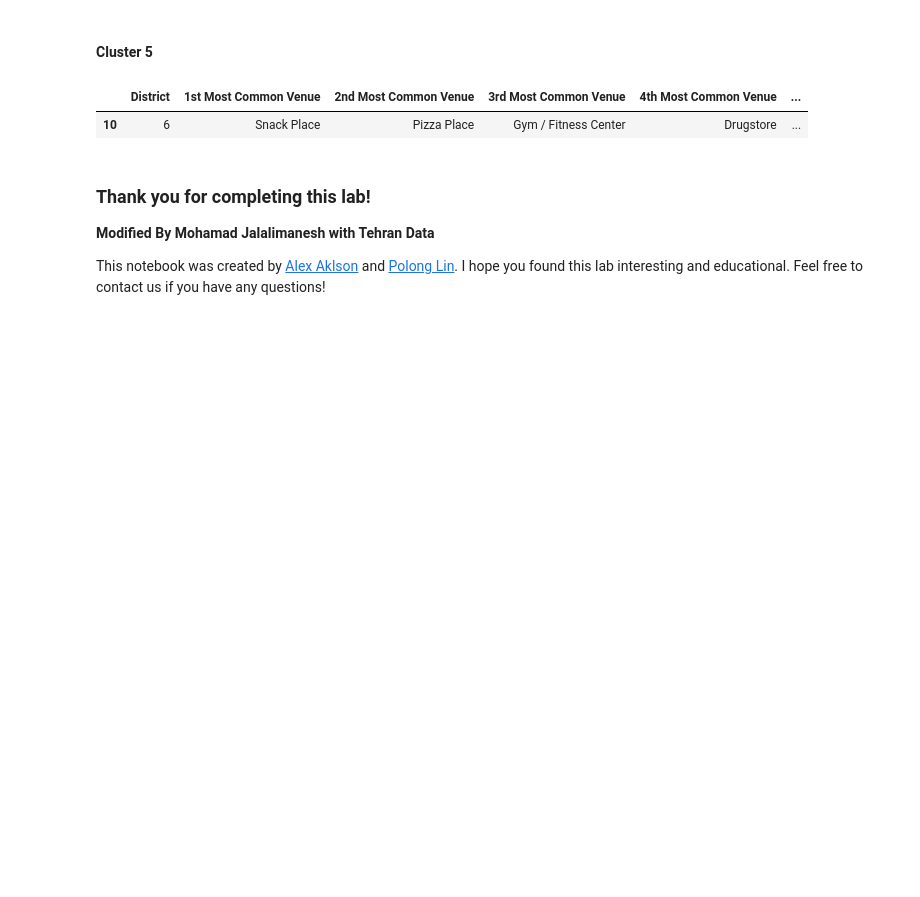
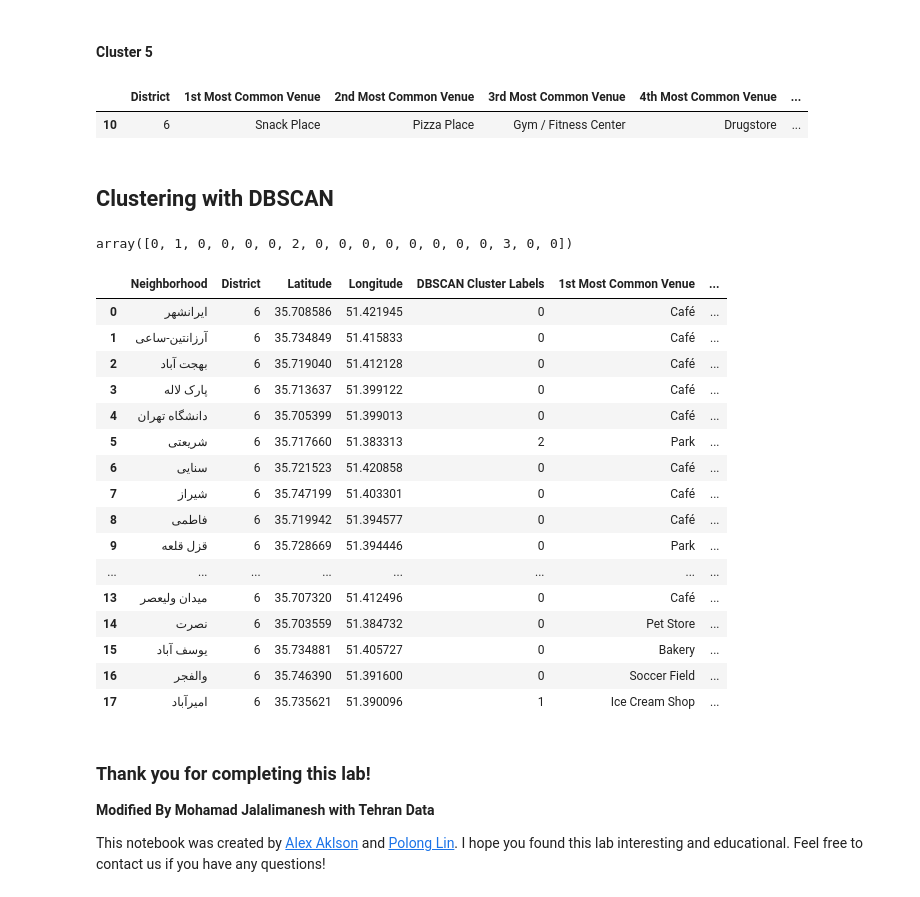
Before and after one commit to mjalalimanesh/IBM-Data-Science-Foursquare-Project, a Jupyter notebook: Tehran_Neighborhoods_Venue_Segmentation.ipynb, the cells around one changed output. Saved outputs shown, nothing was run; the diff lists cells and outputs as text; code cells hidden in the pictures; blank space fills up the shorter version.

```diff
--- a/Tehran_Neighborhoods_Venue_Segmentation.ipynb
+++ b/Tehran_Neighborhoods_Venue_Segmentation.ipynb
@@ -706,3 +706,5 @@ district6_merged.loc[district6_merged['Cluster Labels'] == 4, district6_merged.c
 # %% [output]
 |  | District | 1st Most Common Venue | 2nd Most Common Venue | 3rd Most Common Venue | 4th Most Common Venue | ... |
 | 10 | 6 | Snack Place | Pizza Place | Gym / Fitness Center | Drugstore | ... |
+# %% [markdown]
+## Clustering with DBSCAN
@@ -708,0 +715,37 @@ district6_merged.loc[district6_merged['Cluster Labels'] == 4, district6_merged.c
+# %%
+epsilon = 0.3
+minimumSamples = 1
+district6_grouped_clustering_dbscan = StandardScaler().fit(district6_grouped_clustering).transform(district6_grouped_clustering)
+db = DBSCAN(eps=epsilon, min_samples=minimumSamples).fit(district6_grouped_clustering)
+labels = db.labels_
+labels
+# %% [output]
+array([0, 1, 0, 0, 0, 0, 2, 0, 0, 0, 0, 0, 0, 0, 0, 3, 0, 0])
+# %%
+# add clustering labels
+neighborhoods_venues_sorted['DBSCAN Cluster Labels'] = labels
+
+district6_merged = district6
+
+# merge manhattan_grouped with manhattan_data to add latitude/longitude for each neighborhood
+district6_merged = district6_merged.join(neighborhoods_venues_sorted.set_index('Neighborhood'), on='Neighborhood')
+
+district6_merged # check the last columns!
+# %% [output]
+|  | Neighborhood | District | Latitude | Longitude | DBSCAN Cluster Labels | 1st Most Common Venue | ... |
+| 0 | ایرانشهر | 6 | 35.708586 | 51.421945 | 0 | Café | ... |
+| 1 | آرزانتین-ساعی | 6 | 35.734849 | 51.415833 | 0 | Café | ... |
+| 2 | بهجت آباد | 6 | 35.719040 | 51.412128 | 0 | Café | ... |
+| 3 | پارک لاله | 6 | 35.713637 | 51.399122 | 0 | Café | ... |
+| 4 | دانشگاه تهران | 6 | 35.705399 | 51.399013 | 0 | Café | ... |
+| 5 | شریعتی | 6 | 35.717660 | 51.383313 | 2 | Park | ... |
+| 6 | سنایی | 6 | 35.721523 | 51.420858 | 0 | Café | ... |
+| 7 | شیراز | 6 | 35.747199 | 51.403301 | 0 | Café | ... |
+| 8 | فاطمی | 6 | 35.719942 | 51.394577 | 0 | Café | ... |
+| 9 | قزل قلعه | 6 | 35.728669 | 51.394446 | 0 | Park | ... |
+| ... | ... | ... | ... | ... | ... | ... | ... |
+| 13 | میدان ولیعصر | 6 | 35.707320 | 51.412496 | 0 | Café | ... |
+| 14 | نصرت | 6 | 35.703559 | 51.384732 | 0 | Pet Store | ... |
+| 15 | یوسف آباد | 6 | 35.734881 | 51.405727 | 0 | Bakery | ... |
+| 16 | والفجر | 6 | 35.746390 | 51.391600 | 0 | Soccer Field | ... |
+| 17 | امیرآباد | 6 | 35.735621 | 51.390096 | 1 | Ice Cream Shop | ... |
```
Also changed, not shown: parts of 2 cells of this notebook.
